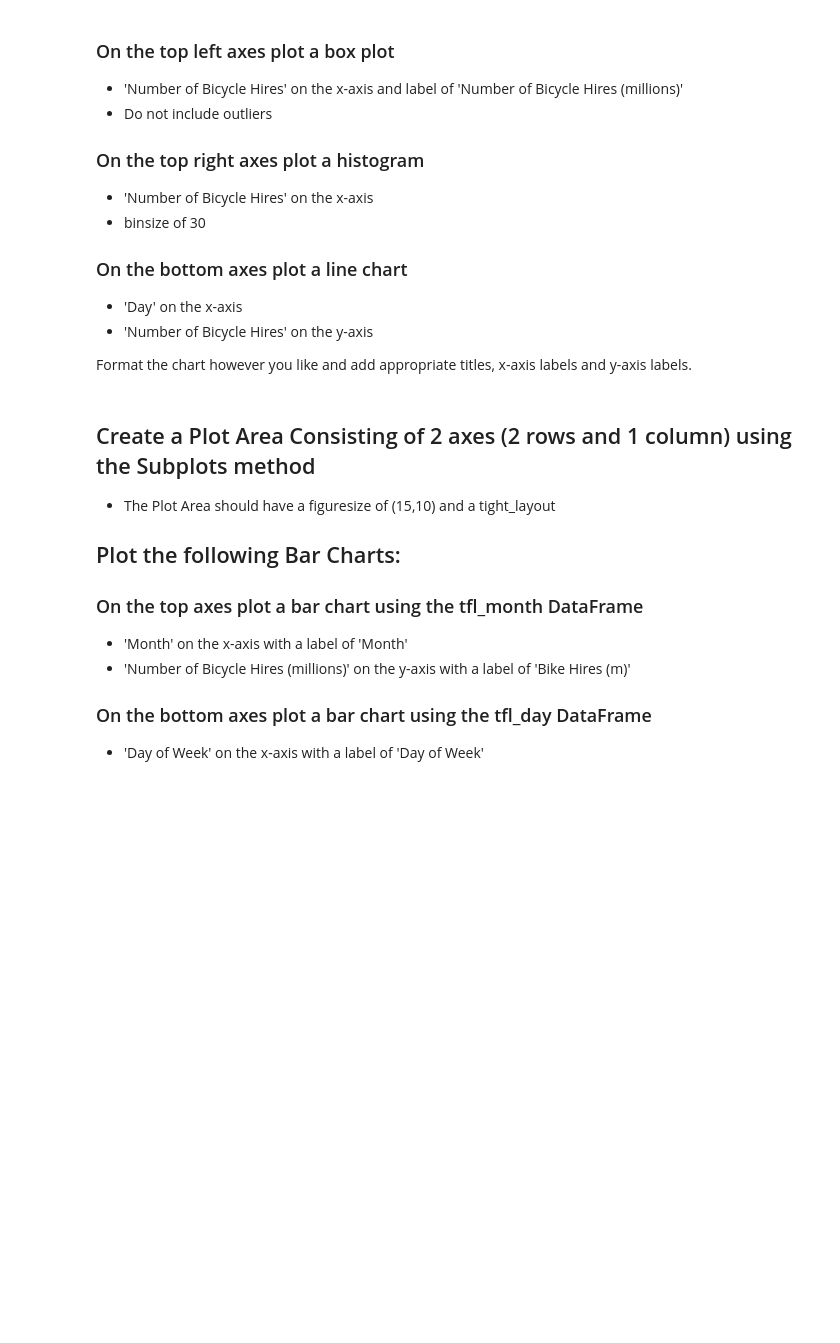
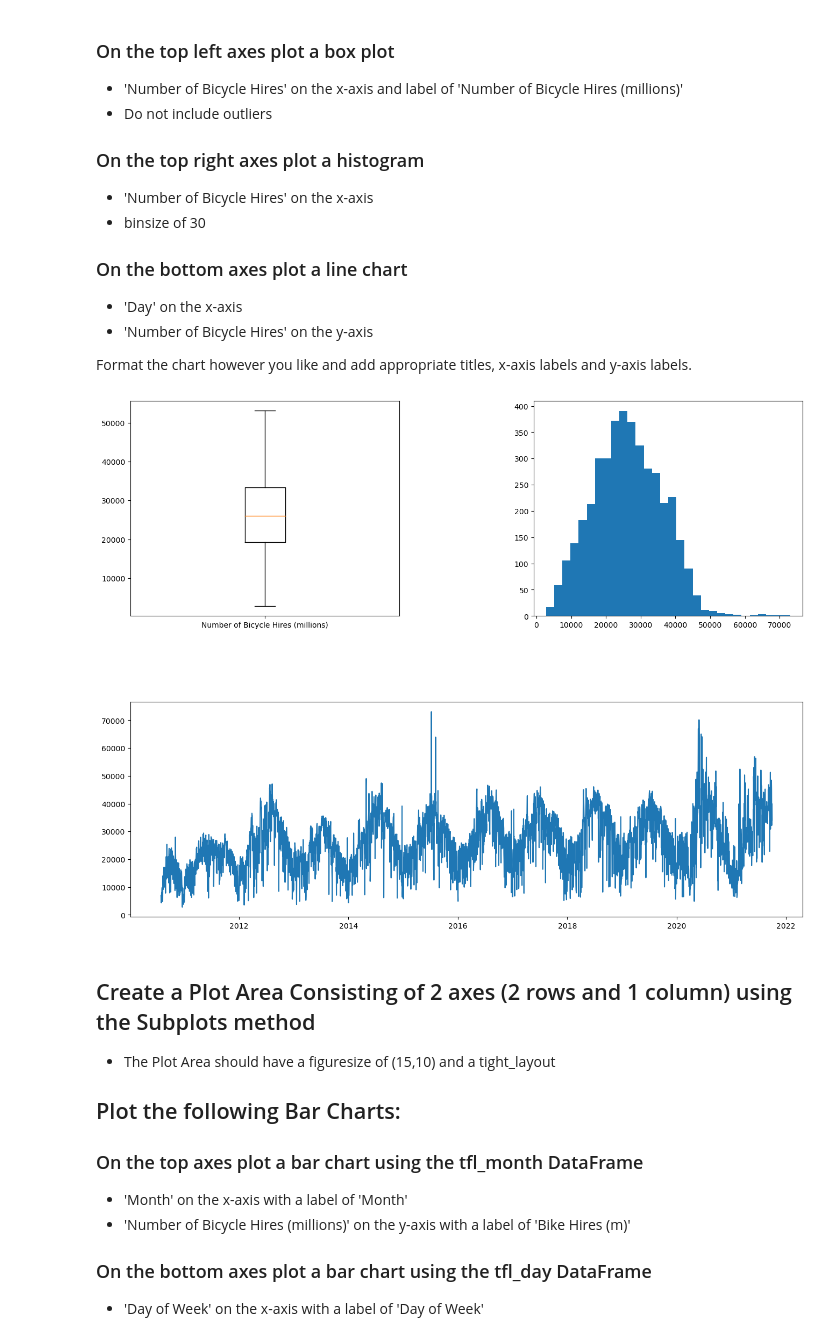
Before and after one commit to natalieheng/Project-1---Purchases-and-Transaction, a Jupyter notebook: Courses/(1) Course Resurces-Python for Data Analysis and Visualization/13 Challenge Section - Matplotlib/challenge_questions_matplotlib.ipynb, the cells around one changed output. Saved outputs shown, nothing was run; the diff lists cells and outputs as text; code cells hidden in the pictures; blank space fills up the shorter version.

Commit message:
Basic visualisation course

```diff
--- a/Courses/(1) Course Resurces-Python for Data Analysis and Visualization/13 Challenge Section - Matplotlib/challenge_questions_matplotlib.ipynb
+++ b/Courses/(1) Course Resurces-Python for Data Analysis and Visualization/13 Challenge Section - Matplotlib/challenge_questions_matplotlib.ipynb
@@ -264,6 +264,21 @@ plt.show()
 * 'Number of Bicycle Hires' on the y-axis
 
 Format the chart however you like and add appropriate titles, x-axis labels and y-axis labels.
+# %%
+fig = plt.figure(figsize=(5,4))
+
+axes1 = fig.add_axes(rect=[0,0,1,1])
+axes2 = fig.add_axes(rect=[1.5,0,1,1])
+axes3 = fig.add_axes(rect = [0, -1.5, 2.5, 1])
+
+
+axes1.boxplot(tfl['Number of Bicycle Hires'], labels=['Number of Bicycle Hires (millions)'], showfliers = False)
+axes2.hist(x = tfl['Number of Bicycle Hires'], bins = 30)
+axes3.plot('Day', 'Number of Bicycle Hires', data = tfl)
+
+plt.show()
+# %% [output]
+[figure, added]
 # %% [markdown]
 ## Create a Plot Area Consisting of 2 axes (2 rows and 1 column) using the Subplots method
 * The Plot Area should have a figuresize of (15,10) and a tight_layout
```
Also changed, not shown: parts of 1 cell of this notebook, 1 other file.
